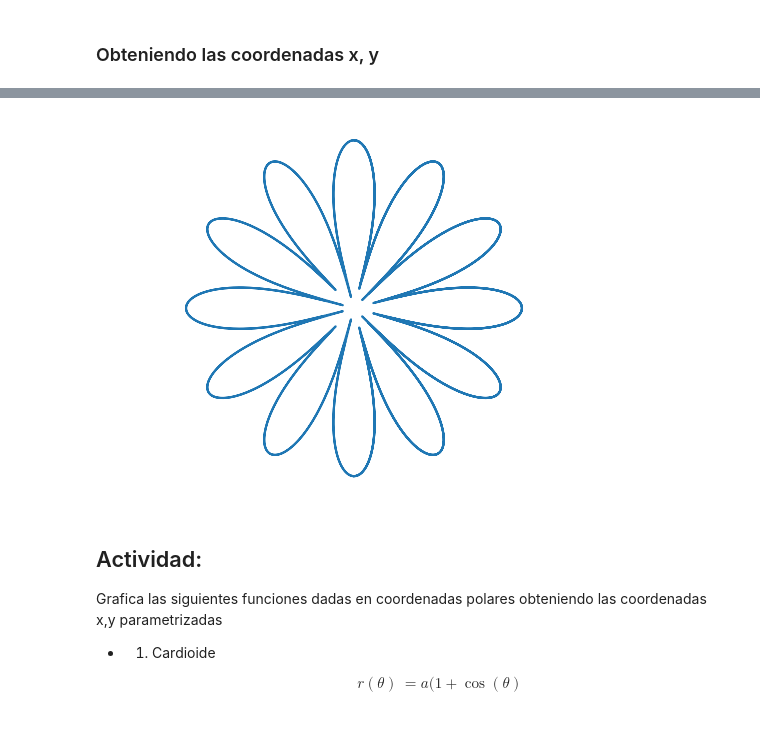
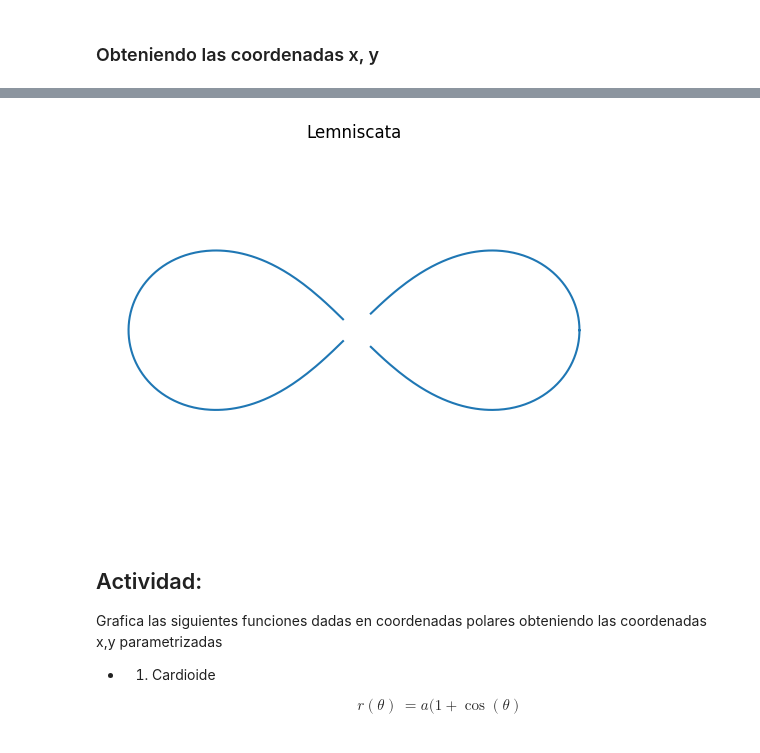
Before and after one commit to RobertoMendezM/Curso_MatematicasBachilleratoConPython, a Jupyter notebook: 4.FuncionesLímitesDerivadaIntegración/Graficas de Funciones/Gráficas_Implícitas_Paramétricas_Polares_cA.ipynb, the cells around one changed output, grey strips where cells are left out. Cells and saved outputs as stored; diff of their text form; code cells hidden in the pictures.

```diff
--- a/4.FuncionesLímitesDerivadaIntegración/Graficas de Funciones/Gráficas_Implícitas_Paramétricas_Polares_cA.ipynb
+++ b/4.FuncionesLímitesDerivadaIntegración/Graficas de Funciones/Gráficas_Implícitas_Paramétricas_Polares_cA.ipynb
@@ -164,17 +175,18 @@ plt.plot(x,y);
 # %%
 import numpy as np
 import matplotlib.pyplot as plt
 
-theta = np.linspace(0, 5 * np.pi, 1000)
-r = np.sqrt(np.abs(3*np.cos(6*theta)))
-x = r * np.sin(theta)
-y = r * np.cos(theta)
+theta = np.linspace(0,  2*np.pi, 1000)
+r = np.sqrt(3*np.cos(2*theta))
+x = r * np.cos(theta)
+y = r * np.sin(theta)
 
 plt.axis('off');
 plt.axis('equal');
+plt.title("Lemniscata")
 plt.plot(x,y);
 # %% [output]
-[figure, old version]
+[figure, new version]
 # %% [markdown]
 ## Actividad:
 Grafica las siguientes funciones dadas en coordenadas polares obteniendo las coordenadas x,y parametrizadas
```
Also changed, not shown: parts of 6 cells of this notebook.
